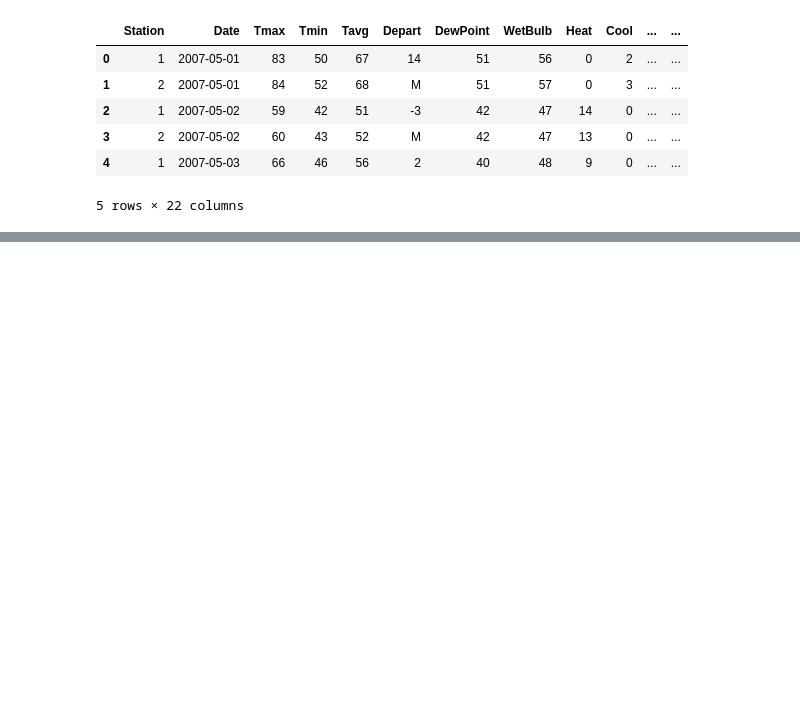
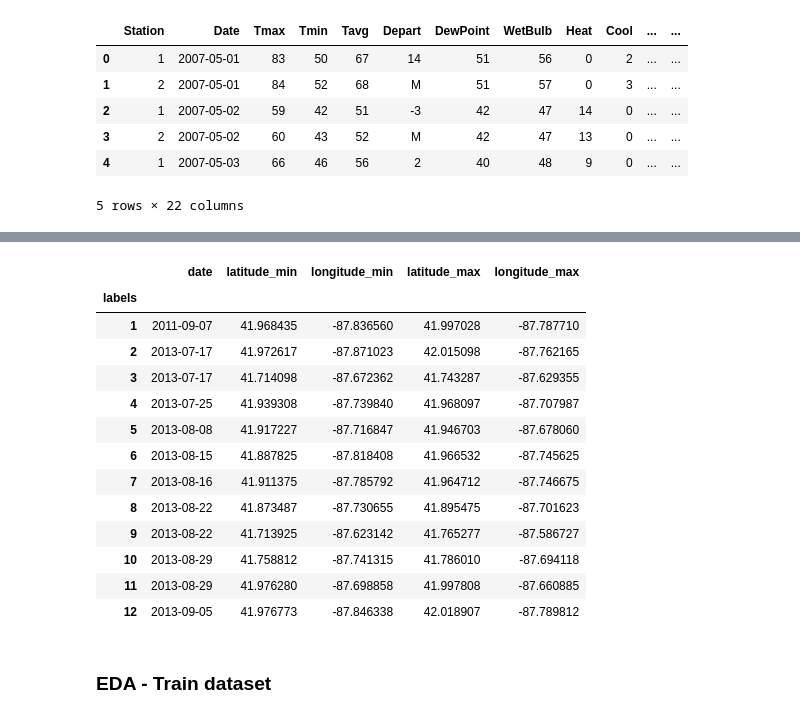
Before and after one commit to DSI-14-P4-BARJ/Project_4_West_Nile_Virus_Prediction, a Jupyter notebook: code/Project_4_West_Nile_Virus_Prediction.ipynb, the cells around one changed output, grey strips where cells are left out. Drawn from its saved outputs; the diff is of its cells as text; code cells hidden in the pictures; blank space fills up the shorter version.

```diff
--- a/code/Project_4_West_Nile_Virus_Prediction.ipynb
+++ b/code/Project_4_West_Nile_Virus_Prediction.ipynb
@@ -300,0 +509,19 @@ heat_map = sns.heatmap(corr,mask=mask,annot=True,vmin=-1,vmax=1,cmap="Reds")
+# %%
+min_max_spray
+# %% [output]
+|  | date | latitude_min | longitude_min | latitude_max | longitude_max |
+| labels |  |  |  |  |  |
+| 1 | 2011-09-07 | 41.968435 | -87.836560 | 41.997028 | -87.787710 |
+| 2 | 2013-07-17 | 41.972617 | -87.871023 | 42.015098 | -87.762165 |
+| 3 | 2013-07-17 | 41.714098 | -87.672362 | 41.743287 | -87.629355 |
+| 4 | 2013-07-25 | 41.939308 | -87.739840 | 41.968097 | -87.707987 |
+| 5 | 2013-08-08 | 41.917227 | -87.716847 | 41.946703 | -87.678060 |
+| 6 | 2013-08-15 | 41.887825 | -87.818408 | 41.966532 | -87.745625 |
+| 7 | 2013-08-16 | 41.911375 | -87.785792 | 41.964712 | -87.746675 |
+| 8 | 2013-08-22 | 41.873487 | -87.730655 | 41.895475 | -87.701623 |
+| 9 | 2013-08-22 | 41.713925 | -87.623142 | 41.765277 | -87.586727 |
+| 10 | 2013-08-29 | 41.758812 | -87.741315 | 41.786010 | -87.694118 |
+| 11 | 2013-08-29 | 41.976280 | -87.698858 | 41.997808 | -87.660885 |
+| 12 | 2013-09-05 | 41.976773 | -87.846338 | 42.018907 | -87.789812 |
+# %% [markdown]
+### EDA - Train dataset
```
Also changed, not shown: parts of 156 cells of this notebook.
